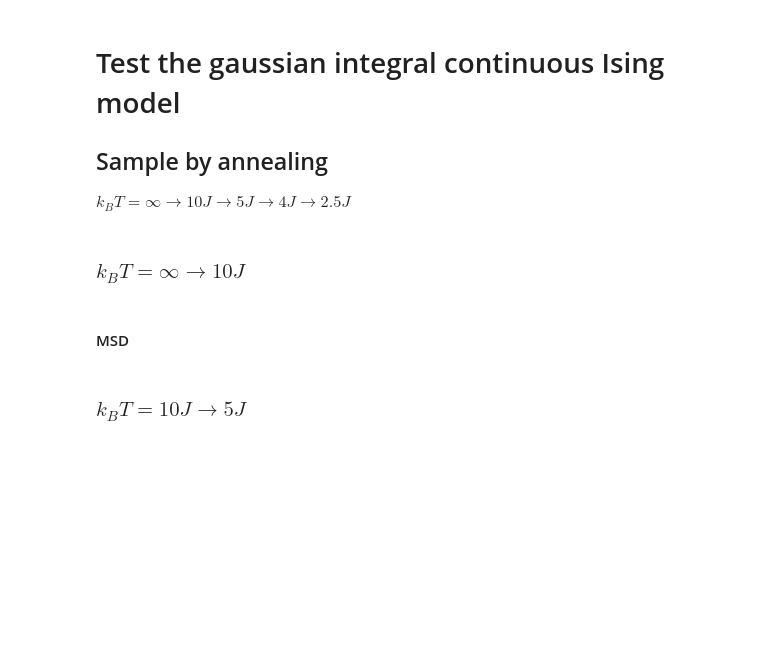
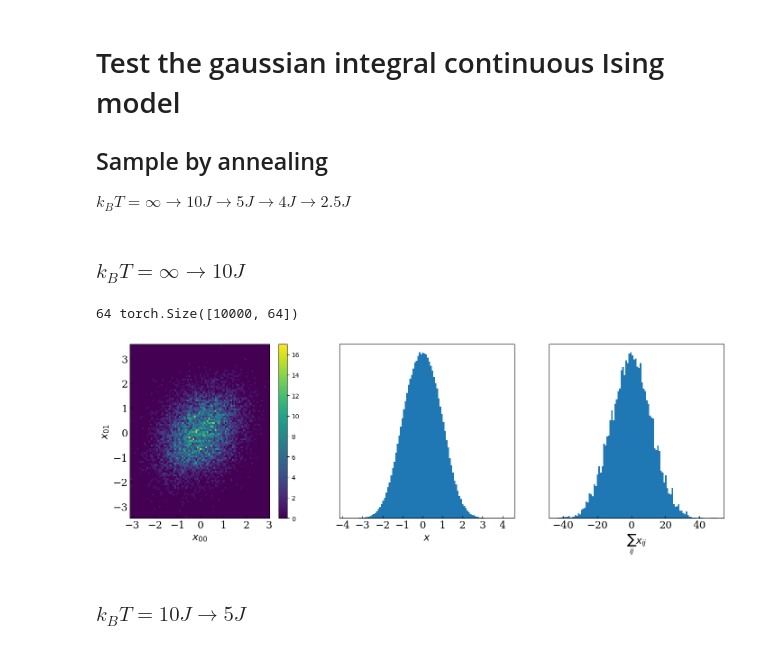
Before and after one commit to tuoping/alchemicalFES, a Jupyter notebook: testTempDiffusion_SF.ipynb, the cells around one changed output. Saved outputs shown, nothing was run; the diff lists cells and outputs as text; code cells hidden in the pictures; blank space fills up the shorter version.

```diff
--- a/testTempDiffusion_SF.ipynb
+++ b/testTempDiffusion_SF.ipynb
@@ -1780,19 +1801,20 @@ $k_BT=\infty \rightarrow 10J\rightarrow 5J\rightarrow 4J\rightarrow 2.5J$
 # %%
 import torch
 
 plt.rcParams['figure.figsize'] = (17, 5)
-ising = Ising(6,2,0.1)
+ising = Ising(8,2,0.1)
 xx0 = ising.sample(10000)
 plt.figure()
 plt.subplot(131)
-_ = plt.hist2d(xx0.reshape(-1,36)[:,0], xx0.reshape(-1,36)[:,1], bins=100)
+_ = plt.hist2d(xx0.reshape(-1,np.prod(seq_dim))[:,0], xx0.reshape(-1,np.prod(seq_dim))[:,1], bins=100)
 plt.colorbar()
 setfigform_simple("$x_{00}$", "$x_{01}$")
 plt.subplot(132)
 _ = plt.hist(xx0.reshape(-1), bins=100)
 setfigform_simple("$x$", "", yticks=[])
 plt.subplot(133)
-_ = plt.hist(xx0.reshape(-1,36).sum(-1), bins=100)
+_ = plt.hist(xx0.reshape(-1,np.prod(seq_dim)).sum(-1), bins=100)
 setfigform_simple("$\sum_{ij}x_{ij}$", "", yticks=[])
+# %% [output]
+64 torch.Size([10000, 64])
+[figure, added]
-# %% [markdown]
-#### MSD
```
Also changed, not shown: parts of 23 cells of this notebook, 3 other files.
